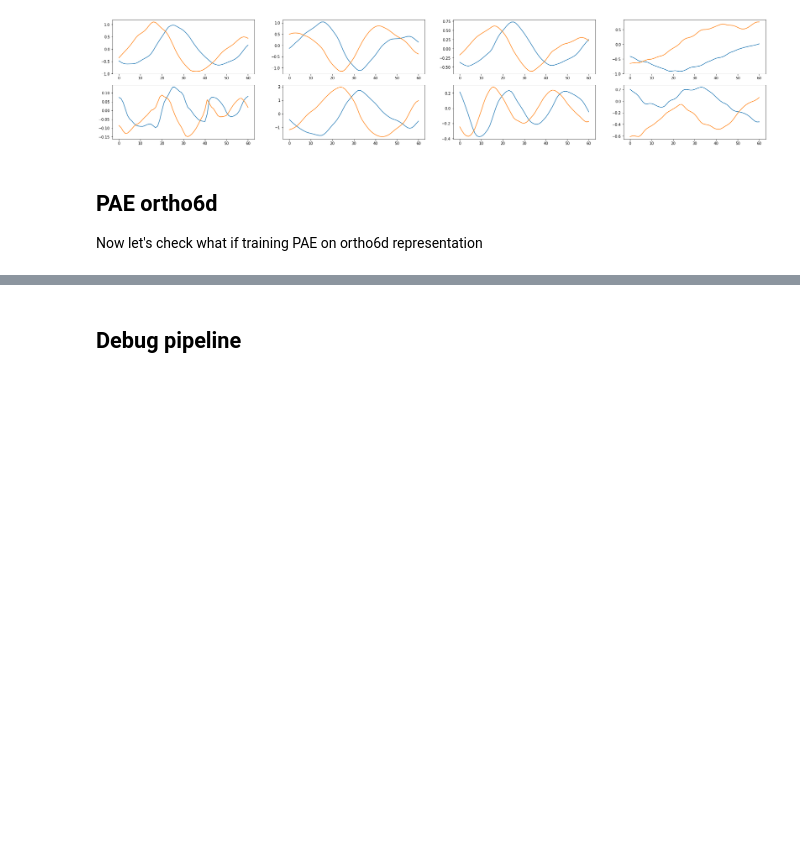
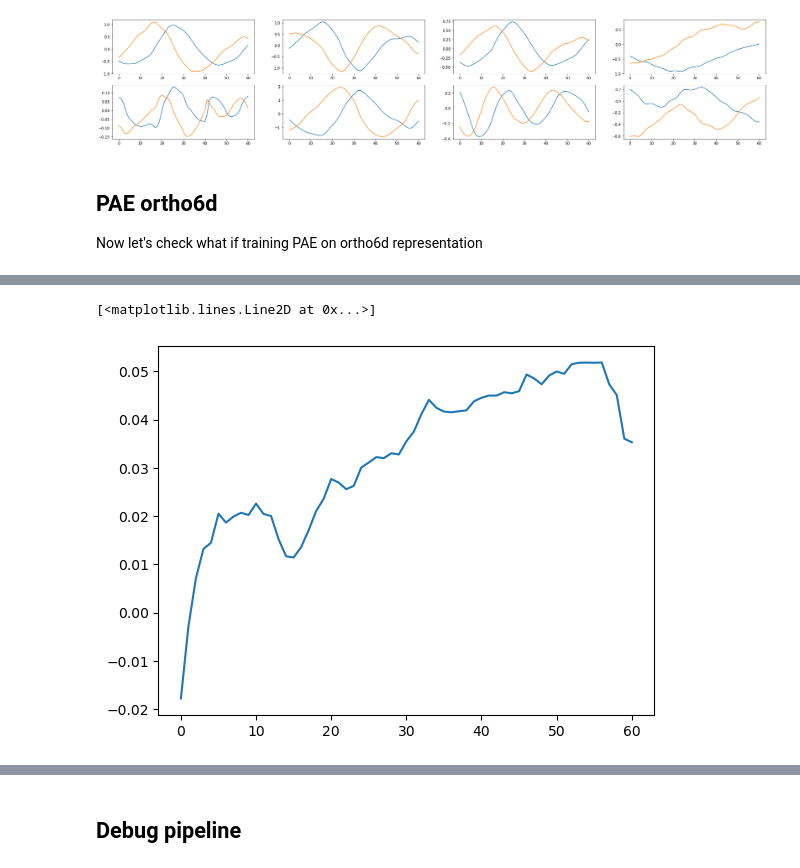
Before and after one commit to FineMotion/GENEA_2023, a Jupyter notebook: PAE.ipynb, the cells around one changed output, grey strips where cells are left out. Drawn from its saved outputs; the diff is of its cells as text; code cells hidden in the pictures; blank space fills up the shorter version.

```diff
--- a/PAE.ipynb
+++ b/PAE.ipynb
@@ -668,0 +714,5 @@ checkpoint_path = 'results/pae_ortho6d/epoch=146-step=585501.ckpt'
+# %%
+plt.plot(y[30, :, 2].detach().numpy())
+# %% [output]
+[<matplotlib.lines.Line2D at 0x...>]
+[figure, added]
```
Also changed, not shown: parts of 18 cells of this notebook, 1 other file.
